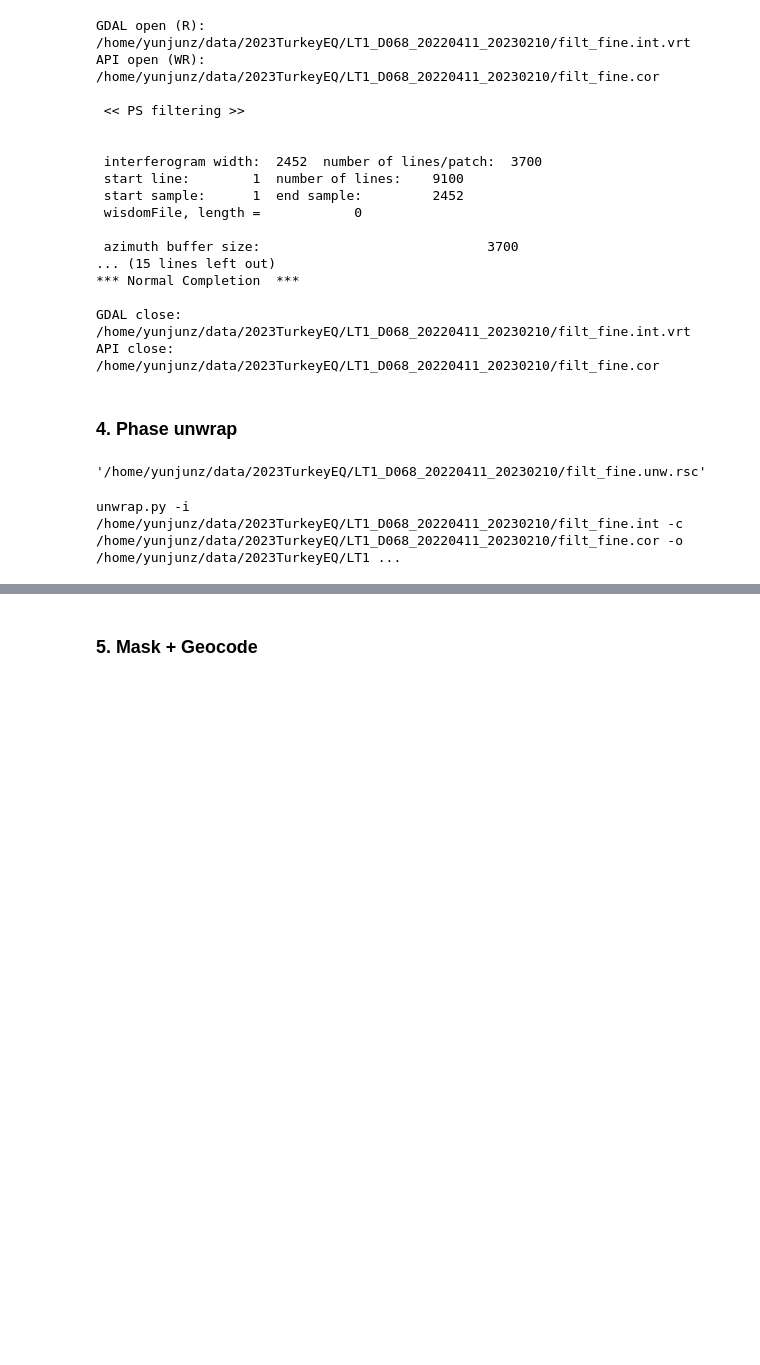
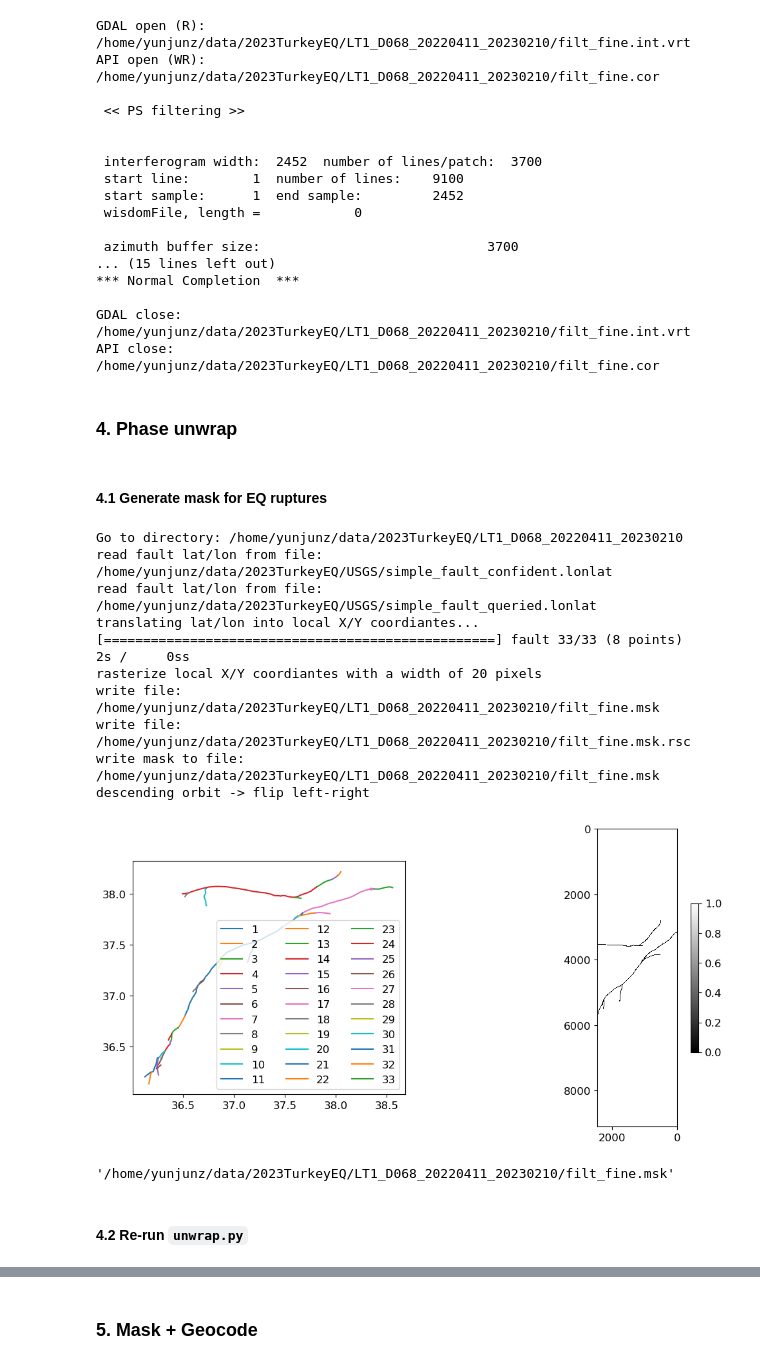
Before and after one commit to yunjunz/2023-Turkey-EQ, a Jupyter notebook: lt1_ifg_proc.ipynb, the cells around one changed output, grey strips where cells are left out. Saved outputs shown, nothing was run; the diff lists cells and outputs as text; code cells hidden in the pictures; blank space fills up the shorter version.

```diff
--- a/lt1_ifg_proc.ipynb
+++ b/lt1_ifg_proc.ipynb
@@ -173,16 +297,23 @@ GDAL close: /home/yunjunz/data/2023TurkeyEQ/LT1_D068_20220411_20230210/filt_fine
 API close:  /home/yunjunz/data/2023TurkeyEQ/LT1_D068_20220411_20230210/filt_fine.cor
 # %% [markdown]
 ### 4. Phase unwrap
-# %%
-meta = readfile.read_roipac_rsc(int_file+'.rsc')
-meta['BANDS'] = '2'
-meta['DATA_TYPE'] = 'float32'
-meta['FILE_TYPE'] = '.unw'
-writefile.write_roipac_rsc(meta, unw_file+'.rsc')
-# %% [output]
-'/home/yunjunz/data/2023TurkeyEQ/LT1_D068_20220411_20230210/filt_fine.unw.rsc'
-# %%
-cmd = f'unwrap.py -i {int_file} -c {coh_file} -o {unw_file} --comp-max 20 --defo-max 10 --init-only --init-method MCF --cost-mode DEFO'
-print(cmd)
-# %% [output]
-unwrap.py -i /home/yunjunz/data/2023TurkeyEQ/LT1_D068_20220411_20230210/filt_fine.int -c /home/yunjunz/data/2023TurkeyEQ/LT1_D068_20220411_20230210/filt_fine.cor -o /home/yunjunz/data/2023TurkeyEQ/LT1 ...
+# %% [markdown]
+#### 4.1 Generate mask for EQ ruptures
+# %%
+gmt_lonlat_files = [os.path.join(proj_dir, f'USGS/simple_fault_{x}.lonlat') for x in ['confident', 'queried']]
+generate_mask4earthquake_rupture(gmt_lonlat_files, int_file=int_file, msk_file=msk_file, lookup_file=geom_file, ymax=7000)
+# %% [output]
+Go to directory: /home/yunjunz/data/2023TurkeyEQ/LT1_D068_20220411_20230210
+read fault lat/lon from file: /home/yunjunz/data/2023TurkeyEQ/USGS/simple_fault_confident.lonlat
+read fault lat/lon from file: /home/yunjunz/data/2023TurkeyEQ/USGS/simple_fault_queried.lonlat
+translating lat/lon into local X/Y coordiantes...
+[==================================================] fault 33/33 (8 points)    2s /     0ss
+rasterize local X/Y coordiantes with a width of 20 pixels
+write file: /home/yunjunz/data/2023TurkeyEQ/LT1_D068_20220411_20230210/filt_fine.msk
+write file: /home/yunjunz/data/2023TurkeyEQ/LT1_D068_20220411_20230210/filt_fine.msk.rsc
+write mask to file: /home/yunjunz/data/2023TurkeyEQ/LT1_D068_20220411_20230210/filt_fine.msk
+descending orbit -> flip left-right
+[figure, added]
+'/home/yunjunz/data/2023TurkeyEQ/LT1_D068_20220411_20230210/filt_fine.msk'
+# %% [markdown]
+#### 4.2 Re-run `unwrap.py`
```
Also changed, not shown: parts of 13 cells of this notebook.
